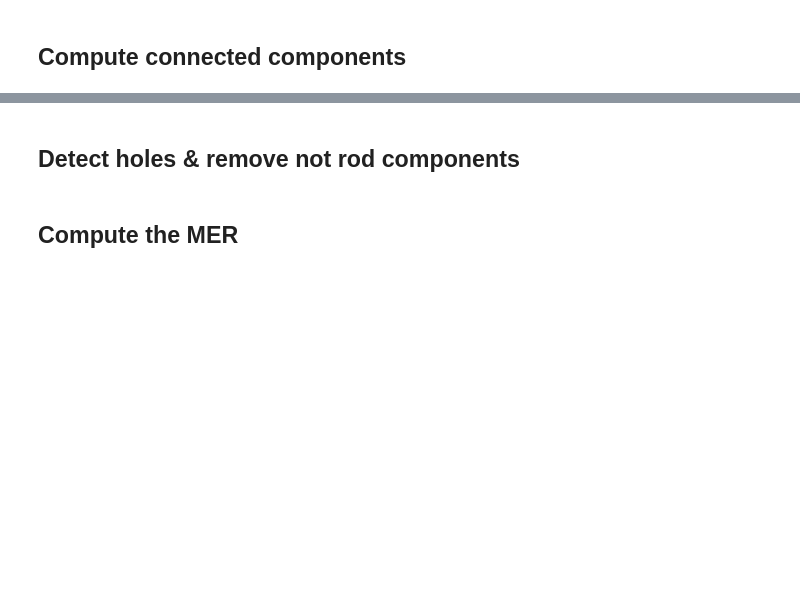
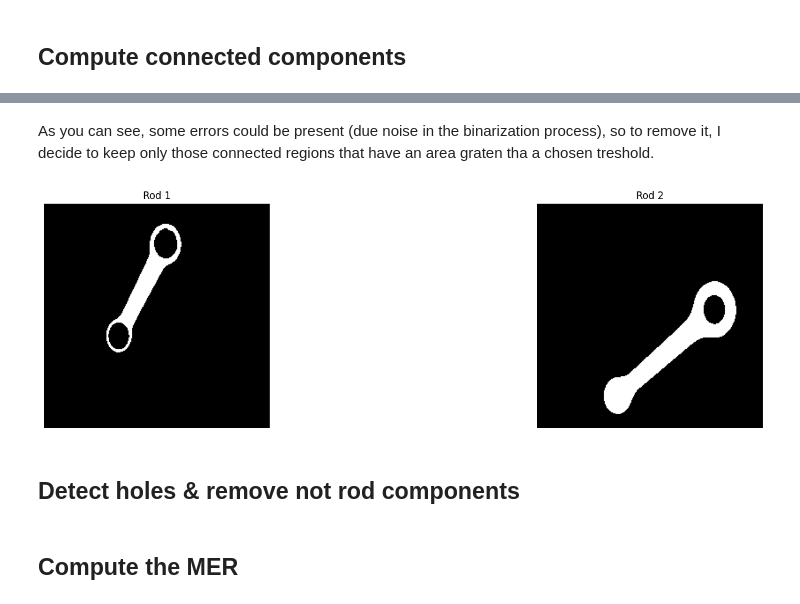
Before and after one commit to matteoperiani2/rod_analysis, a Jupyter notebook: project.ipynb, the cells around one changed output, grey strips where cells are left out. Saved outputs shown, nothing was run; the diff lists cells and outputs as text; code cells hidden in the pictures; blank space fills up the shorter version.

```diff
--- a/project.ipynb
+++ b/project.ipynb
@@ -262,3 +285,28 @@ print_components(components)
+# %% [markdown]
+As you can see, some errors could be present (due noise in the binarization process), so to remove it, I decide to keep only those connected regions that have an area graten tha a chosen treshold.
+# %%
+T_area = 50
+
+rods = []
+
+for idx, l in enumerate(labels):
+    if np.sum(labeled_img == l) > T_area:
+        rod = ((labeled_img == l)*255).astype('uint8')
+        rod_dilatated = cv2.dilate(rod, square_k(3), iterations = 2)
+        rod = cv2.medianBlur(cv2.bitwise_and(rod_dilatated, img_bin_denoised), 3)
+        rods.append(rod)
+
+
+# Show retained objects
+plt.figure(figsize=(20,5))
+for idx, rod in enumerate(rods):
+    plt.subplot(1,len(rods), idx+1)
+    plt.imshow(rod, cmap='gray')
+    plt.title(f'Rod {idx+1}')
+    plt.axis('off')
+plt.show()
+# %% [output]
+[figure, added]
 # %% [markdown]
 ## Detect holes & remove not rod components
 # %%
```
Also changed, not shown: parts of 16 cells of this notebook.
